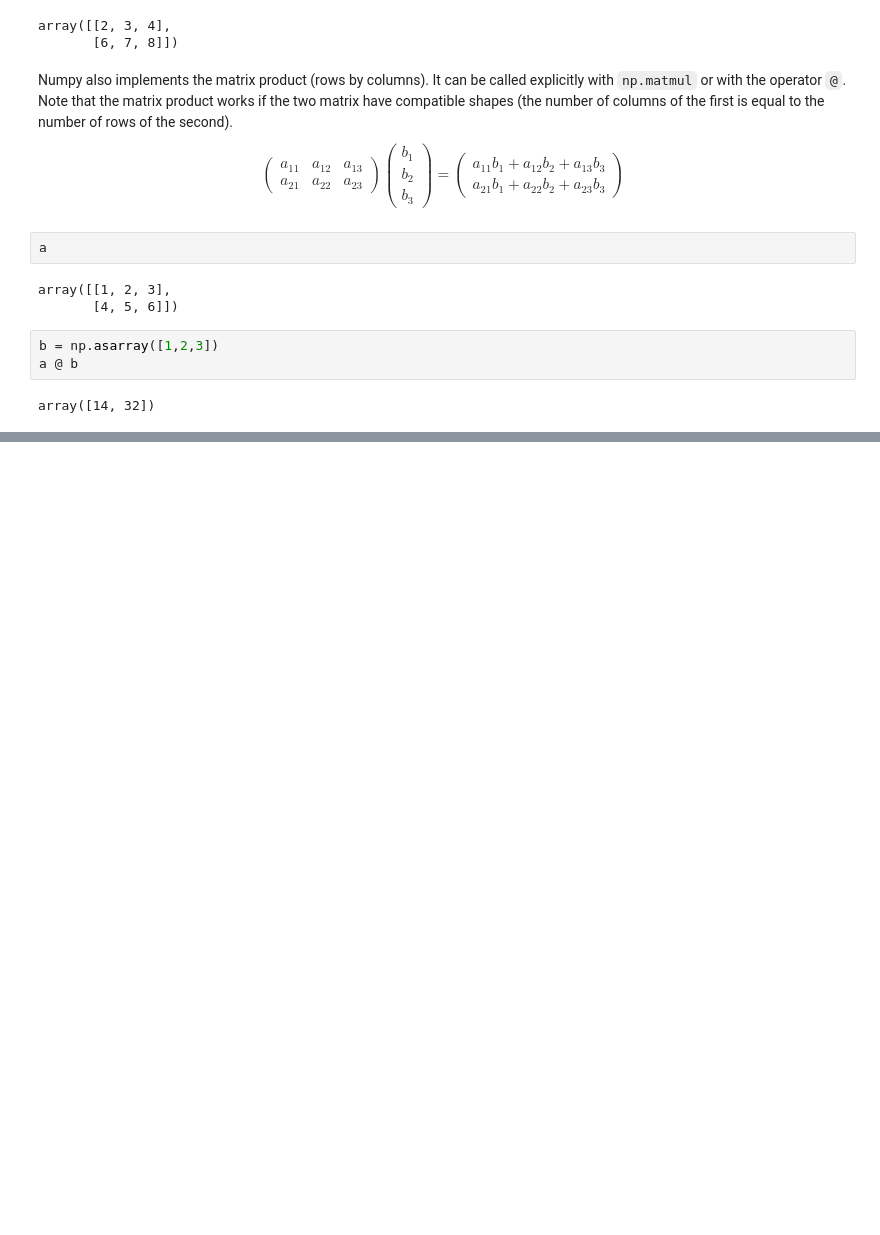
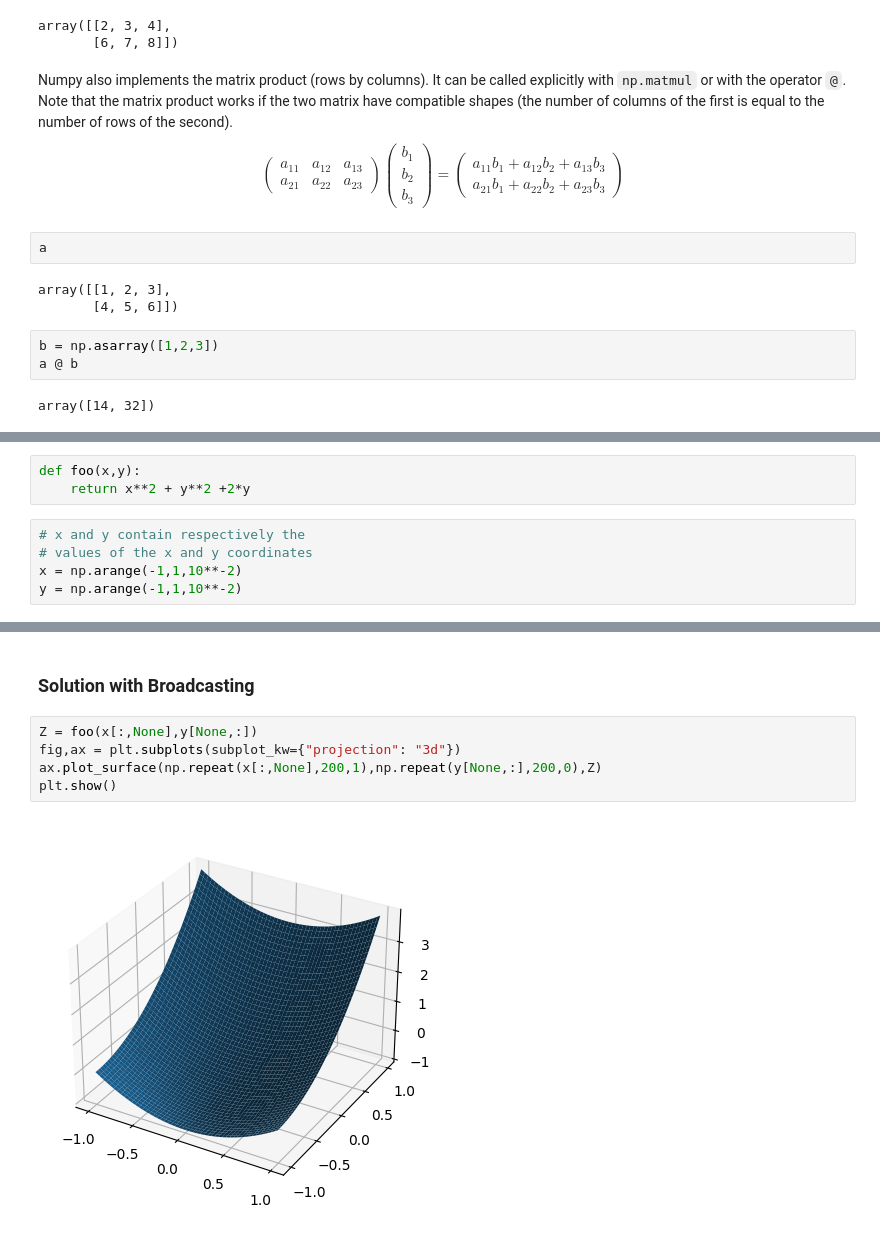
Before and after one commit to giorgiodema/Machine-Learning-2023, a Jupyter notebook: notebooks/02arrays.ipynb, the cells around one changed output, grey strips where cells are left out. Saved outputs shown, nothing was run; the diff lists cells and outputs as text; blank space fills up the shorter version.

```diff
--- a/notebooks/02arrays.ipynb
+++ b/notebooks/02arrays.ipynb
@@ -113,0 +132,8 @@ What if the operands have different shapes? In some special cases we can still m
+# %%
+def foo(x,y):
+    return x**2 + y**2 +2*y
+# %%
+# x and y contain respectively the
+# values of the x and y coordinates
+x = np.arange(-1,1,10**-2)
+y = np.arange(-1,1,10**-2)
@@ -113,0 +191,9 @@ What if the operands have different shapes? In some special cases we can still m
+# %% [markdown]
+### Solution with Broadcasting
+# %%
+Z = foo(x[:,None],y[None,:])
+fig,ax = plt.subplots(subplot_kw={"projection": "3d"})
+ax.plot_surface(np.repeat(x[:,None],200,1),np.repeat(y[None,:],200,0),Z)
+plt.show()
+# %% [output]
+[figure, added]
```
Also changed, not shown: parts of 13 cells of this notebook, 2 other files.
